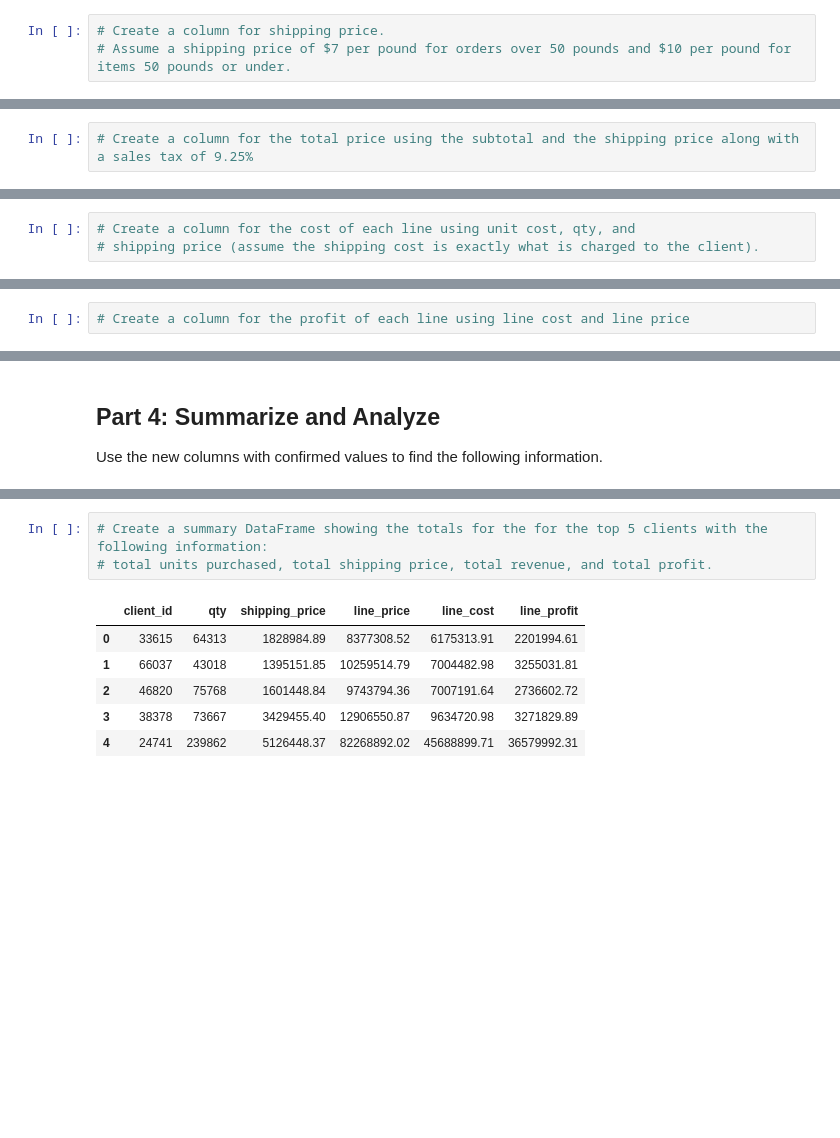
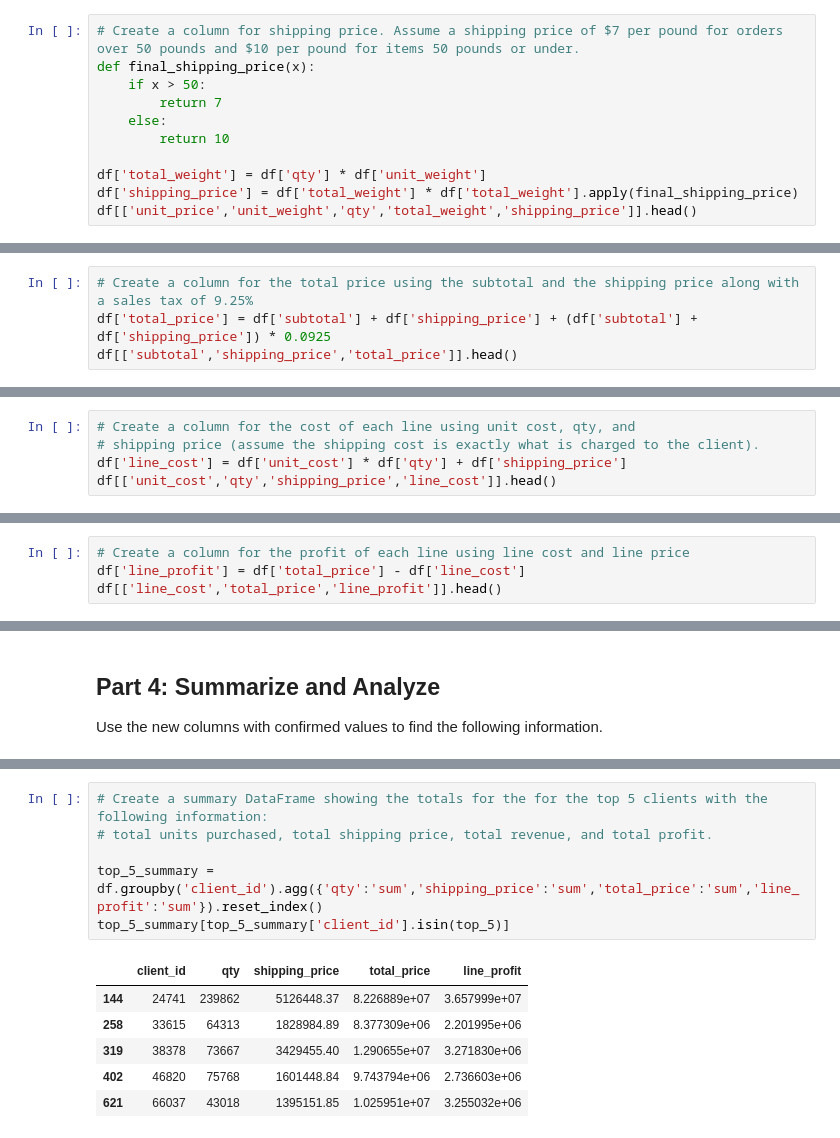
Before and after one commit to katiekaff/pandas-challenge-1, a Jupyter notebook: wholesale_data_analysis_starter_code.ipynb, the cells around one changed output, grey strips where cells are left out. Drawn from its saved outputs; the diff is of its cells as text; blank space fills up the shorter version.

```diff
--- a/wholesale_data_analysis_starter_code.ipynb
+++ b/wholesale_data_analysis_starter_code.ipynb
@@ -94,6 +112,14 @@ Do we know that this client spent the more money than client 66037? If not, how
 # %%
-# Create a column for shipping price.
-# Assume a shipping price of $7 per pound for orders over 50 pounds and $10 per pound for items 50 pounds or under.
+# Create a column for shipping price. Assume a shipping price of $7 per pound for orders over 50 pounds and $10 per pound for items 50 pounds or under.
+def final_shipping_price(x):
+    if x > 50:
+        return 7
+    else:
+        return 10
+
+df['total_weight'] = df['qty'] * df['unit_weight']
+df['shipping_price'] = df['total_weight'] * df['total_weight'].apply(final_shipping_price)
+df[['unit_price','unit_weight','qty','total_weight','shipping_price']].head()
 # %% [output]
 |  | unit_price | unit_weight | qty | total_weight | shipping_price |
 | 0 | 1096.80 | 7.50 | 105 | 787.50 | 5512.50 |
@@ -102,3 +130,5 @@ Do we know that this client spent the more money than client 66037? If not, how
 # %%
 # Create a column for the total price using the subtotal and the shipping price along with a sales tax of 9.25%
+df['total_price'] = df['subtotal'] + df['shipping_price'] + (df['subtotal'] + df['shipping_price']) * 0.0925
+df[['subtotal','shipping_price','total_price']].head()
 # %% [output]
@@ -109,4 +141,6 @@ Do we know that this client spent the more money than client 66037? If not, how
 # %%
 # Create a column for the cost of each line using unit cost, qty, and
 # shipping price (assume the shipping cost is exactly what is charged to the client).
+df['line_cost'] = df['unit_cost'] * df['qty'] + df['shipping_price']
+df[['unit_cost','qty','shipping_price','line_cost']].head()
 # %% [output]
@@ -118,3 +153,5 @@ Do we know that this client spent the more money than client 66037? If not, how
 # %%
 # Create a column for the profit of each line using line cost and line price
+df['line_profit'] = df['total_price'] - df['line_cost']
+df[['line_cost','total_price','line_profit']].head()
 # %% [output]
@@ -152,12 +201,15 @@ Use the new columns with confirmed values to find the following information.
 # %%
 # Create a summary DataFrame showing the totals for the for the top 5 clients with the following information:
 # total units purchased, total shipping price, total revenue, and total profit.
+
+top_5_summary = df.groupby('client_id').agg({'qty':'sum','shipping_price':'sum','total_price':'sum','line_profit':'sum'}).reset_index()
+top_5_summary[top_5_summary['client_id'].isin(top_5)]
 # %% [output]
-|  | client_id | qty | shipping_price | line_price | line_cost | line_profit |
-| 0 | 33615 | 64313 | 1828984.89 | 8377308.52 | 6175313.91 | 2201994.61 |
-| 1 | 66037 | 43018 | 1395151.85 | 10259514.79 | 7004482.98 | 3255031.81 |
-| 2 | 46820 | 75768 | 1601448.84 | 9743794.36 | 7007191.64 | 2736602.72 |
-| 3 | 38378 | 73667 | 3429455.40 | 12906550.87 | 9634720.98 | 3271829.89 |
-| 4 | 24741 | 239862 | 5126448.37 | 82268892.02 | 45688899.71 | 36579992.31 |
+|  | client_id | qty | shipping_price | total_price | line_profit |
+| 144 | 24741 | 239862 | 5126448.37 | 8.226889e+07 | 3.657999e+07 |
+| 258 | 33615 | 64313 | 1828984.89 | 8.377309e+06 | 2.201995e+06 |
+| 319 | 38378 | 73667 | 3429455.40 | 1.290655e+07 | 3.271830e+06 |
+| 402 | 46820 | 75768 | 1601448.84 | 9.743794e+06 | 2.736603e+06 |
+| 621 | 66037 | 43018 | 1395151.85 | 1.025951e+07 | 3.255032e+06 |
 # %%
 # Format the data and rename the columns to names suitable for presentation.
```
Also changed, not shown: parts of 17 cells of this notebook.
